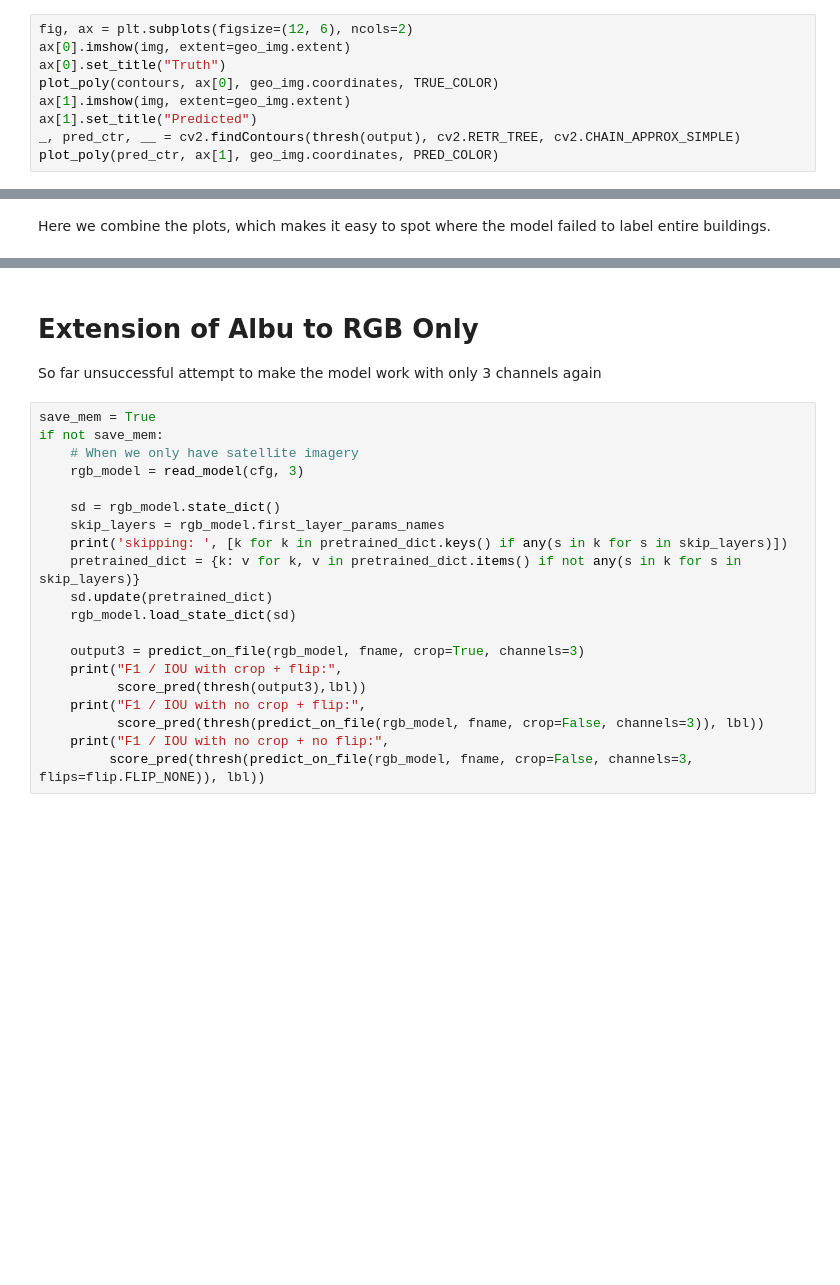
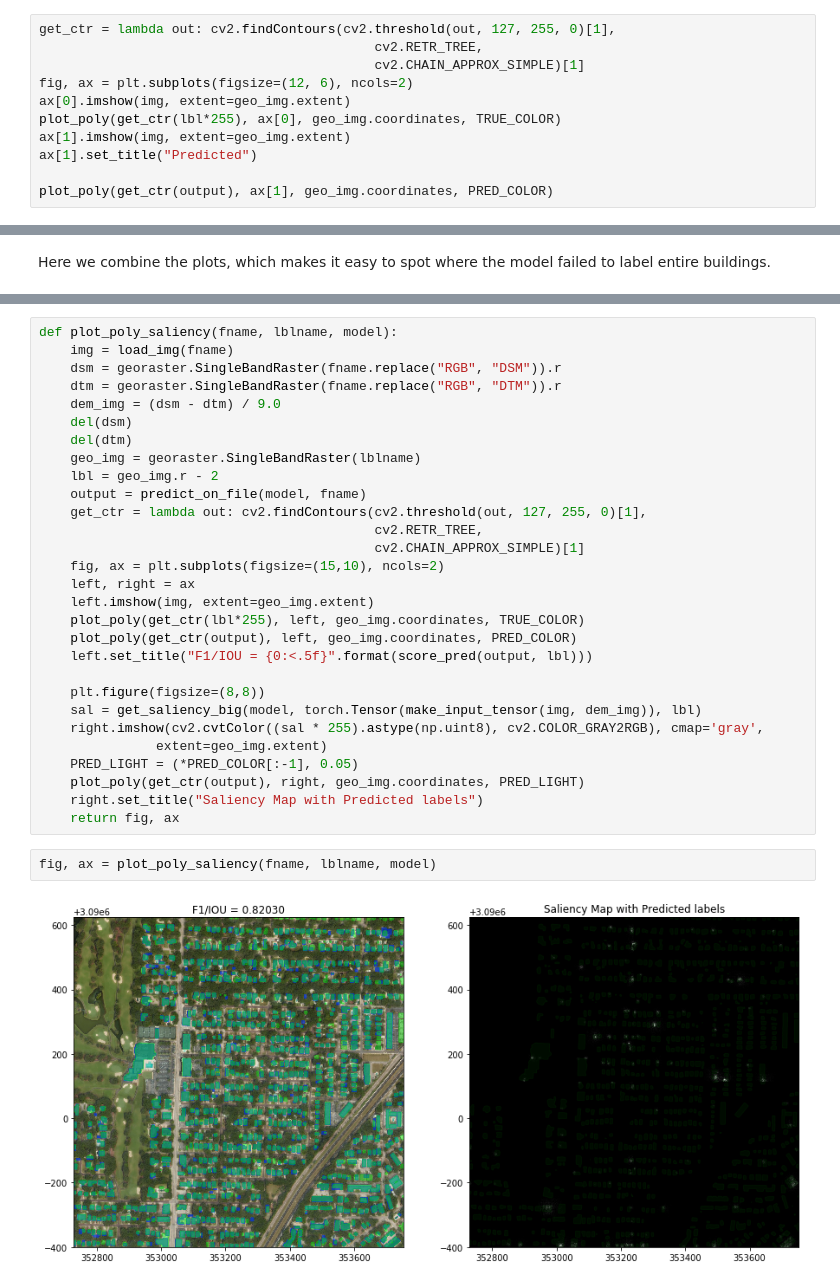
Before and after one commit to ngundotra/urban3dchallenge, a Jupyter notebook: albu/src/Polygon Vis.ipynb, the cells around one changed output, grey strips where cells are left out. Cells and saved outputs as stored; diff of their text form; blank space fills up the shorter version.

Commit message:
add Polygon & Saliency map vis + scoring in a single plot

```diff
--- a/albu/src/Polygon Vis.ipynb
+++ b/albu/src/Polygon Vis.ipynb
@@ -171,12 +106,14 @@ F1 / IOU with no crop + no flip: 0.8224054428593426
 
 The blue represents the ground truth, and the yellow-green represents the predicted solutions from cropping & flipping with Albu's model from the last fold of the dataset.
 # %%
+get_ctr = lambda out: cv2.findContours(cv2.threshold(out, 127, 255, 0)[1],
+                                           cv2.RETR_TREE,
+                                           cv2.CHAIN_APPROX_SIMPLE)[1]
 fig, ax = plt.subplots(figsize=(12, 6), ncols=2)
 ax[0].imshow(img, extent=geo_img.extent)
-ax[0].set_title("Truth")
-plot_poly(contours, ax[0], geo_img.coordinates, TRUE_COLOR)
+plot_poly(get_ctr(lbl*255), ax[0], geo_img.coordinates, TRUE_COLOR)
 ax[1].imshow(img, extent=geo_img.extent)
 ax[1].set_title("Predicted")
-_, pred_ctr, __ = cv2.findContours(thresh(output), cv2.RETR_TREE, cv2.CHAIN_APPROX_SIMPLE)
-plot_poly(pred_ctr, ax[1], geo_img.coordinates, PRED_COLOR)
+
+plot_poly(get_ctr(output), ax[1], geo_img.coordinates, PRED_COLOR)
 # %% [output]
@@ -195,23 +124,33 @@ Text(0.5, 1.0, 'F1/IOU = 0.8203026677460877')
-# %% [markdown]
-# Extension of Albu to RGB Only
-So far unsuccessful attempt to make the model work with only 3 channels again
-# %%
-save_mem = True
-if not save_mem:
-    # When we only have satellite imagery
-    rgb_model = read_model(cfg, 3)
-
-    sd = rgb_model.state_dict()
-    skip_layers = rgb_model.first_layer_params_names
-    print('skipping: ', [k for k in pretrained_dict.keys() if any(s in k for s in skip_layers)])
-    pretrained_dict = {k: v for k, v in pretrained_dict.items() if not any(s in k for s in skip_layers)}
-    sd.update(pretrained_dict)
-    rgb_model.load_state_dict(sd)
-
-    output3 = predict_on_file(rgb_model, fname, crop=True, channels=3)
-    print("F1 / IOU with crop + flip:",
-          score_pred(thresh(output3),lbl))
-    print("F1 / IOU with no crop + flip:",
-          score_pred(thresh(predict_on_file(rgb_model, fname, crop=False, channels=3)), lbl))
-    print("F1 / IOU with no crop + no flip:",
-         score_pred(thresh(predict_on_file(rgb_model, fname, crop=False, channels=3, flips=flip.FLIP_NONE)), lbl))
+# %%
+def plot_poly_saliency(fname, lblname, model):
+    img = load_img(fname)
+    dsm = georaster.SingleBandRaster(fname.replace("RGB", "DSM")).r
+    dtm = georaster.SingleBandRaster(fname.replace("RGB", "DTM")).r
+    dem_img = (dsm - dtm) / 9.0
+    del(dsm)
+    del(dtm)
+    geo_img = georaster.SingleBandRaster(lblname)
+    lbl = geo_img.r - 2
+    output = predict_on_file(model, fname)
+    get_ctr = lambda out: cv2.findContours(cv2.threshold(out, 127, 255, 0)[1],
+                                           cv2.RETR_TREE,
+                                           cv2.CHAIN_APPROX_SIMPLE)[1]
+    fig, ax = plt.subplots(figsize=(15,10), ncols=2)
+    left, right = ax
+    left.imshow(img, extent=geo_img.extent)
+    plot_poly(get_ctr(lbl*255), left, geo_img.coordinates, TRUE_COLOR)
+    plot_poly(get_ctr(output), left, geo_img.coordinates, PRED_COLOR)
+    left.set_title("F1/IOU = {0:<.5f}".format(score_pred(output, lbl)))
+
+    plt.figure(figsize=(8,8))
+    sal = get_saliency_big(model, torch.Tensor(make_input_tensor(img, dem_img)), lbl)
+    right.imshow(cv2.cvtColor((sal * 255).astype(np.uint8), cv2.COLOR_GRAY2RGB), cmap='gray',
+               extent=geo_img.extent)
+    PRED_LIGHT = (*PRED_COLOR[:-1], 0.05)
+    plot_poly(get_ctr(output), right, geo_img.coordinates, PRED_LIGHT)
+    right.set_title("Saliency Map with Predicted labels")
+    return fig, ax
+# %%
+fig, ax = plot_poly_saliency(fname, lblname, model)
+# %% [output]
+[figure, added]
```
Also changed, not shown: parts of 13 cells of this notebook, 3 other files.
